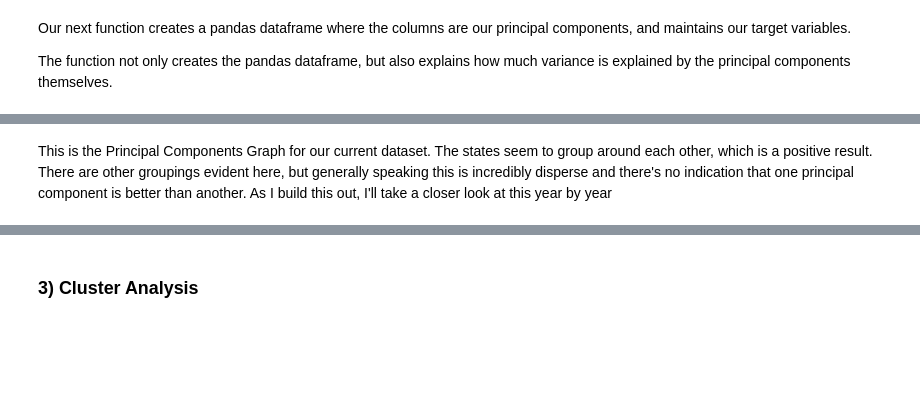
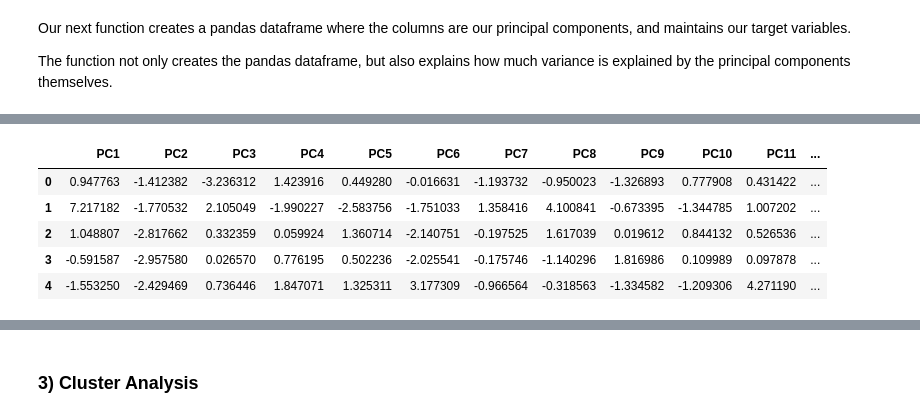
Before and after one commit to marioamz/MexicoOC_Index, a Jupyter notebook: Data_Exploration_Multivariable_Analysis.ipynb, the cells around one changed output, grey strips where cells are left out. Cells and saved outputs as stored; diff of their text form; code cells hidden in the pictures; blank space fills up the shorter version.

```diff
--- a/Data_Exploration_Multivariable_Analysis.ipynb
+++ b/Data_Exploration_Multivariable_Analysis.ipynb
@@ -174,2 +228,0 @@ epc.two_dimension_pca_graph(pca_df, 'entidad')
-# %% [markdown]
-This is the Principal Components Graph for our current dataset. The states seem to group around each other, which is a positive result. There are other groupings evident here, but generally speaking this is incredibly disperse and there's no indication that one principal component is better than another. As I build this out, I'll take a closer look at this year by year
@@ -177,0 +229,9 @@ loadings = epc.factor_loadings(pc, working_df, pca_df, 'entidad', 'year')
+# %%
+pca_dfs[4].head()
+# %% [output]
+|  | PC1 | PC2 | PC3 | PC4 | PC5 | PC6 | PC7 | PC8 | PC9 | PC10 | PC11 | ... |
+| 0 | 0.947763 | -1.412382 | -3.236312 | 1.423916 | 0.449280 | -0.016631 | -1.193732 | -0.950023 | -1.326893 | 0.777908 | 0.431422 | ... |
+| 1 | 7.217182 | -1.770532 | 2.105049 | -1.990227 | -2.583756 | -1.751033 | 1.358416 | 4.100841 | -0.673395 | -1.344785 | 1.007202 | ... |
+| 2 | 1.048807 | -2.817662 | 0.332359 | 0.059924 | 1.360714 | -2.140751 | -0.197525 | 1.617039 | 0.019612 | 0.844132 | 0.526536 | ... |
+| 3 | -0.591587 | -2.957580 | 0.026570 | 0.776195 | 0.502236 | -2.025541 | -0.175746 | -1.140296 | 1.816986 | 0.109989 | 0.097878 | ... |
+| 4 | -1.553250 | -2.429469 | 0.736446 | 1.847071 | 1.325311 | 3.177309 | -0.966564 | -0.318563 | -1.334582 | -1.209306 | 4.271190 | ... |
```
Also changed, not shown: parts of 28 cells of this notebook, 1 other file.
